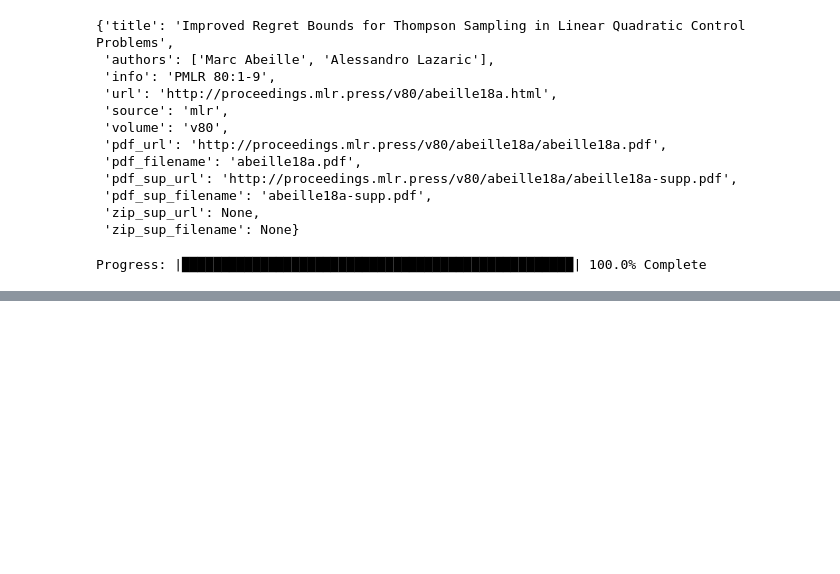
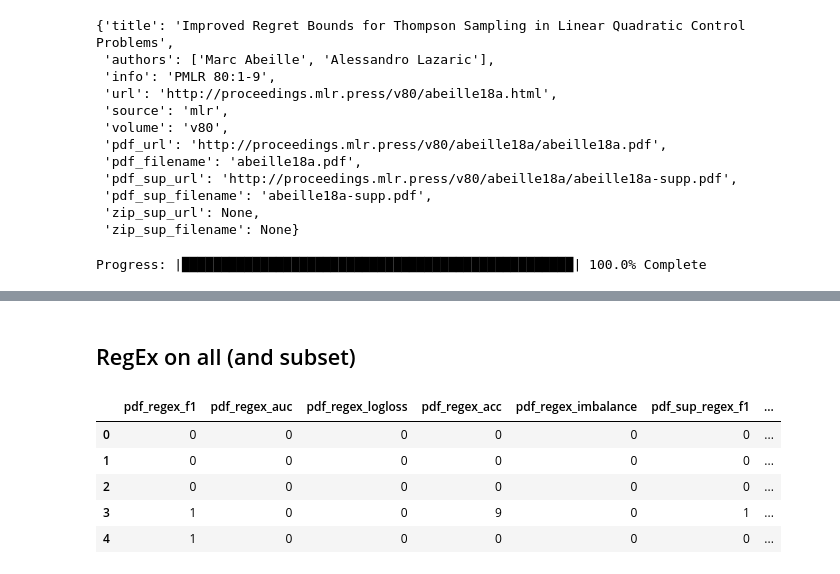
Before and after one commit to So-Cool/proceedings_scraper, a Jupyter notebook: mlr_use_case.ipynb, the cells around one changed output, grey strips where cells are left out. Drawn from its saved outputs; the diff is of its cells as text; code cells hidden in the pictures; blank space fills up the shorter version.

```diff
--- a/mlr_use_case.ipynb
+++ b/mlr_use_case.ipynb
@@ -40,8 +43,10 @@ mlr_v80_text.head()
 | 4 | [Panos Achlioptas, Olga Diamanti,... | PMLR 80:40-49 | Learning Representations and Gene... | achlioptas18a.pdf | Learning Representations and Gene... | achlioptas18a-supp.pdf | http://proceedings.mlr.press/v80/... | ... |
 # %%
 # Check your regex here: https://pythex.org/
-regex_1 = r'F[1 -]*?(measure|score)'
-regex_2 = r'AU(C|ROC|CH)'
-regex_3 = r'[Ll]og[ -]*?loss'
-regex_4 = r'accuracy'
-regex_5 = r'(im|un|not )balance'
+regexes = {
+    'f1': r'F[1 -]*?(measure|score)',
+    'auc': r'AU(C|ROC|CH)',
+    'logloss': r'[Ll]og[ -]*?loss',
+    'acc': r'accuracy',
+    'imbalance': r'(im|un|not )balance'
+}
@@ -47,0 +74,12 @@ regex_5 = r'(im|un|not )balance'
+# %% [markdown]
+## RegEx on all (and subset) ##
+# %%
+regexes_counts = scrap.regexes_in_proceedings(regexes, mlr_v80_text)
+regexes_counts.head()
+# %% [output]
+|  | pdf_regex_f1 | pdf_regex_auc | pdf_regex_logloss | pdf_regex_acc | pdf_regex_imbalance | pdf_sup_regex_f1 | ... |
+| 0 | 0 | 0 | 0 | 0 | 0 | 0 | ... |
+| 1 | 0 | 0 | 0 | 0 | 0 | 0 | ... |
+| 2 | 0 | 0 | 0 | 0 | 0 | 0 | ... |
+| 3 | 1 | 0 | 0 | 9 | 0 | 1 | ... |
+| 4 | 1 | 0 | 0 | 0 | 0 | 0 | ... |
```
Also changed, not shown: parts of 14 cells of this notebook, 3 other files.
